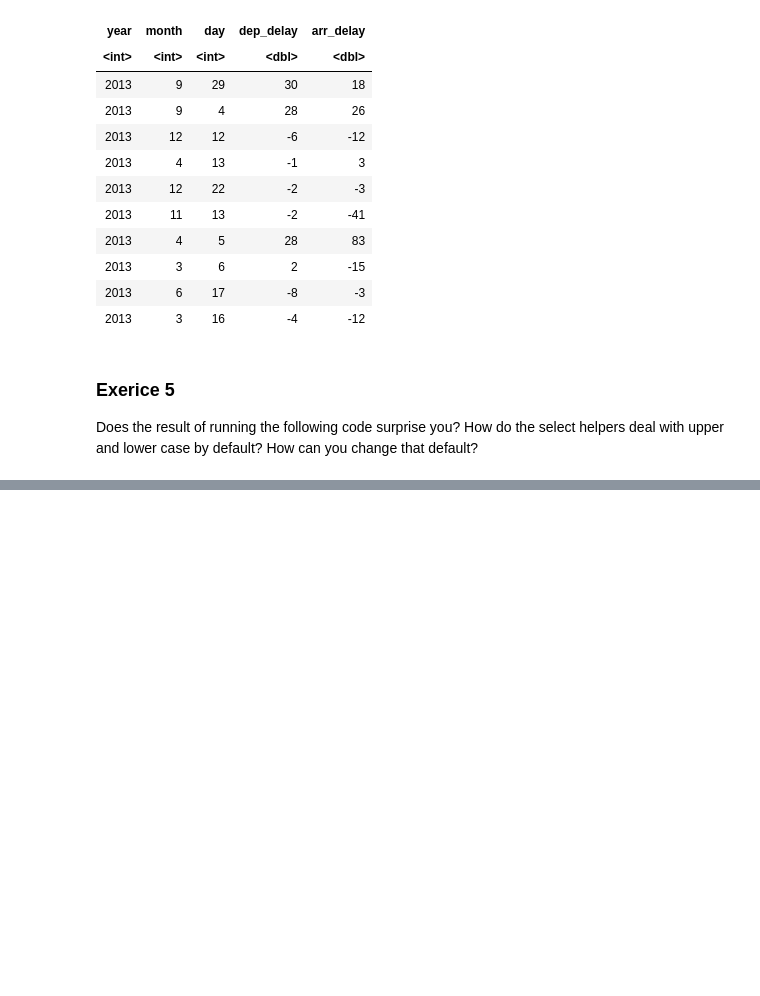
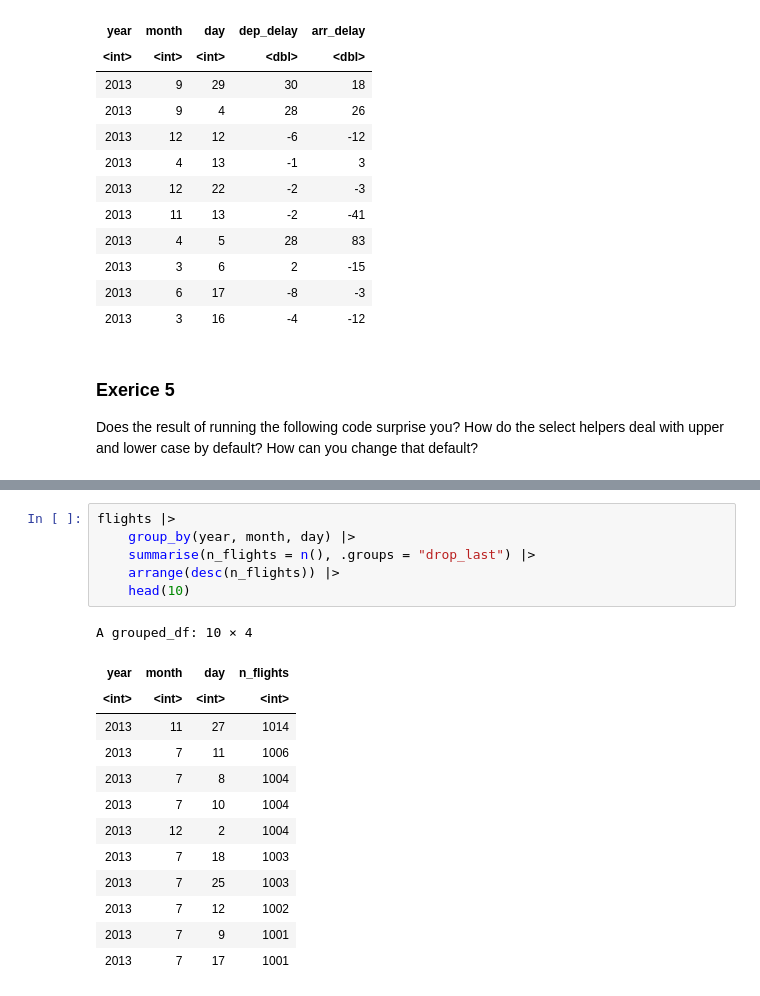
Before and after one commit to victorteodoro/r-for-data-science-code-examples, a Jupyter notebook: chapters/ch03.ipynb, the cells around one changed output, grey strips where cells are left out. Cells and saved outputs as stored; diff of their text form; blank space fills up the shorter version.

```diff
--- a/chapters/ch03.ipynb
+++ b/chapters/ch03.ipynb
@@ -820,0 +976,20 @@ flights |> select(contains("TIME", ignore.case = FALSE)) |> sample_n(10)
+# %%
+flights |>
+    group_by(year, month, day) |>
+    summarise(n_flights = n(), .groups = "drop_last") |>
+    arrange(desc(n_flights)) |>
+    head(10)
+# %% [output]
+A grouped_df: 10 × 4
+| year | month | day | n_flights |
+| <int> | <int> | <int> | <int> |
+| 2013 | 11 | 27 | 1014 |
+| 2013 | 7 | 11 | 1006 |
+| 2013 | 7 | 8 | 1004 |
+| 2013 | 7 | 10 | 1004 |
+| 2013 | 12 | 2 | 1004 |
+| 2013 | 7 | 18 | 1003 |
+| 2013 | 7 | 25 | 1003 |
+| 2013 | 7 | 12 | 1002 |
+| 2013 | 7 | 9 | 1001 |
+| 2013 | 7 | 17 | 1001 |
```
Also changed, not shown: parts of 17 cells of this notebook.
